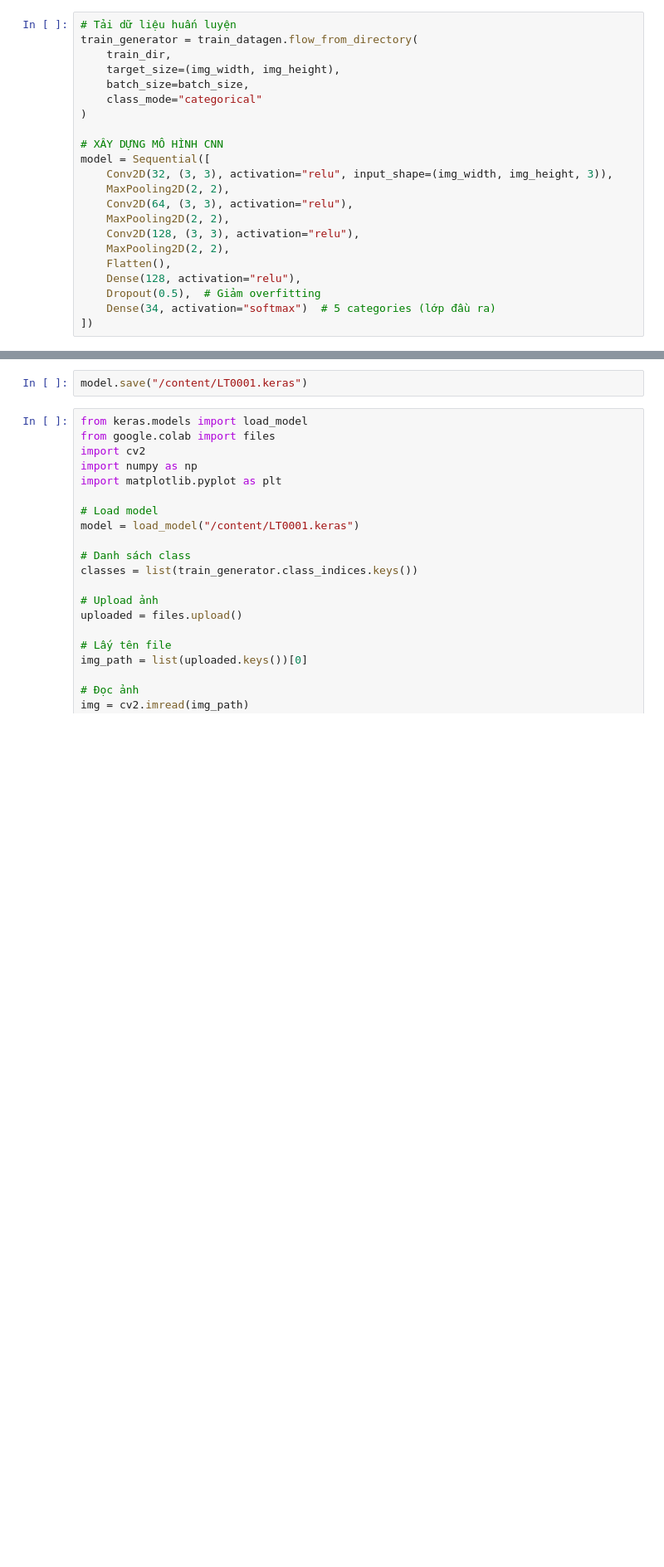
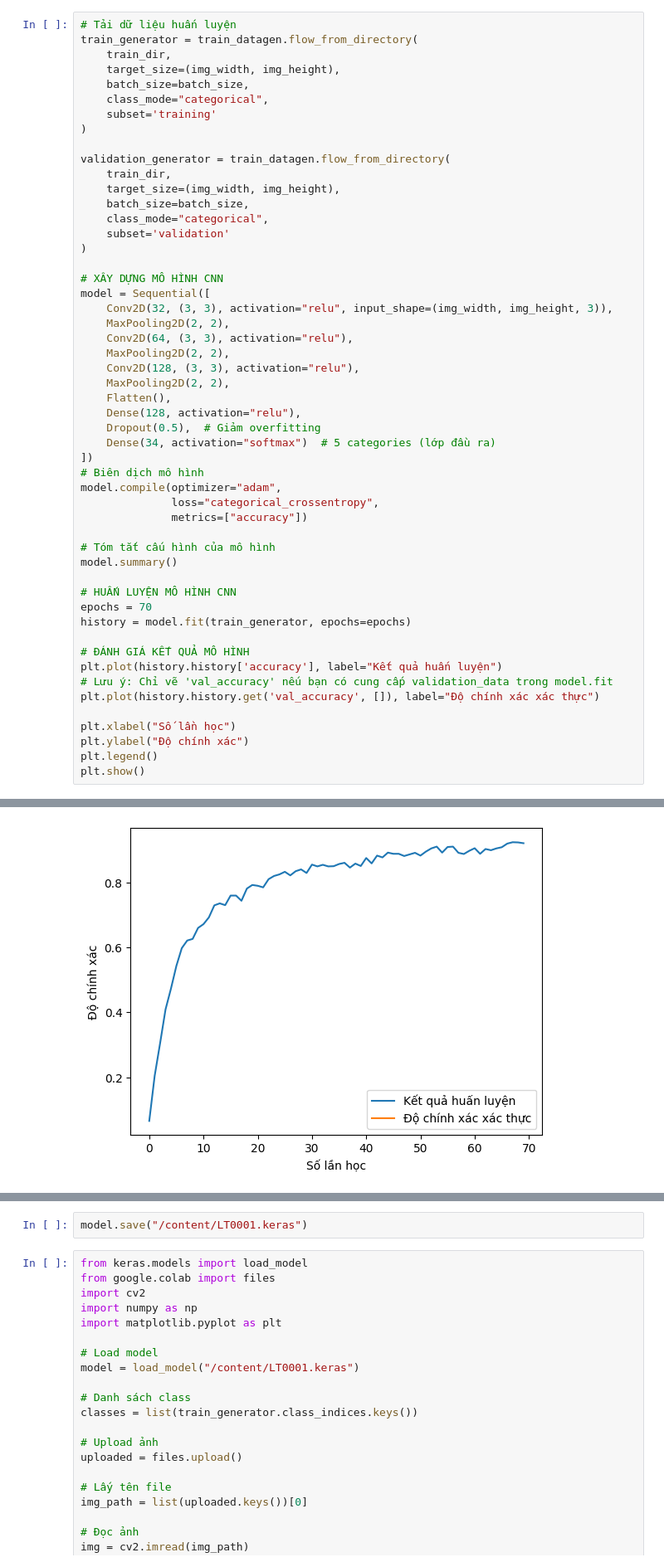
Before and after one commit to 31251026017/homeworkAI-23.1-23.15, a Jupyter notebook: NhandienLT0001.ipynb, the cells around one changed output, grey strips where cells are left out. Shown at 83% size. Drawn from its saved outputs; the diff is of its cells as text; blank space fills up the shorter version.

```diff
--- a/NhandienLT0001.ipynb
+++ b/NhandienLT0001.ipynb
@@ -31,7 +37,16 @@ train_generator = train_datagen.flow_from_directory(
     train_dir,
     target_size=(img_width, img_height),
     batch_size=batch_size,
-    class_mode="categorical"
+    class_mode="categorical",
+    subset='training'
+)
+
+validation_generator = train_datagen.flow_from_directory(
+    train_dir,
+    target_size=(img_width, img_height),
+    batch_size=batch_size,
+    class_mode="categorical",
+    subset='validation'
 )
 
 # XÂY DỰNG MÔ HÌNH CNN
@@ -47,4 +62,25 @@ model = Sequential([
     Dropout(0.5),  # Giảm overfitting
     Dense(34, activation="softmax")  # 5 categories (lớp đầu ra)
 ])
+# Biên dịch mô hình
+model.compile(optimizer="adam",
+              loss="categorical_crossentropy",
+              metrics=["accuracy"])
+
+# Tóm tắt cấu hình của mô hình
+model.summary()
+
+# HUẤN LUYỆN MÔ HÌNH CNN
+epochs = 70
+history = model.fit(train_generator, epochs=epochs)
+
+# ĐÁNH GIÁ KẾT QUẢ MÔ HÌNH
+plt.plot(history.history['accuracy'], label="Kết quả huấn luyện")
+# Lưu ý: Chỉ vẽ 'val_accuracy' nếu bạn có cung cấp validation_data trong model.fit
+plt.plot(history.history.get('val_accuracy', []), label="Độ chính xác xác thực")
+
+plt.xlabel("Số lần học")
+plt.ylabel("Độ chính xác")
+plt.legend()
+plt.show()
 # %% [output]
@@ -51,0 +127 @@ Found 2029 images belonging to 34 classes.
+[figure, added]
```
Also changed, not shown: parts of 5 cells of this notebook.
